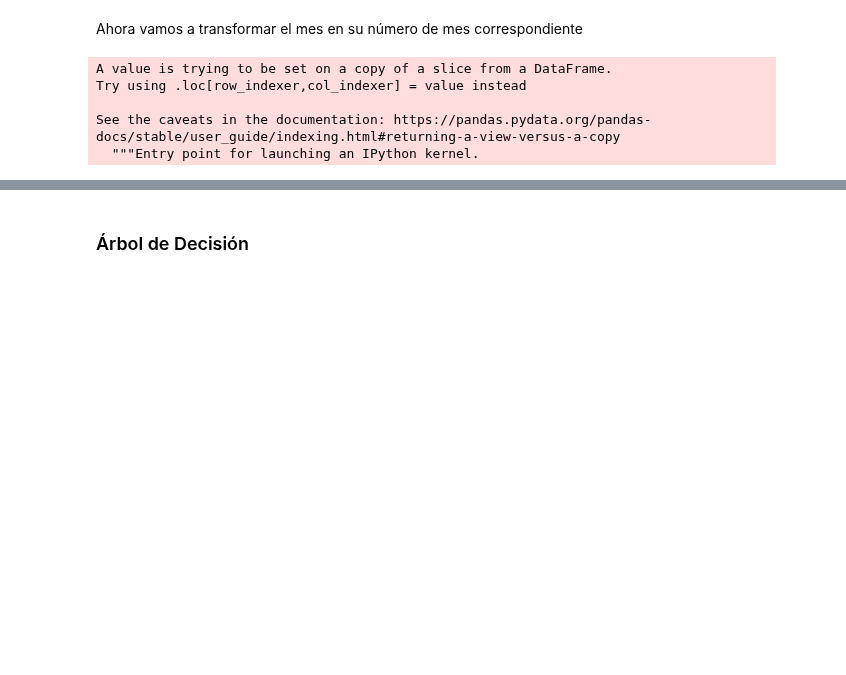
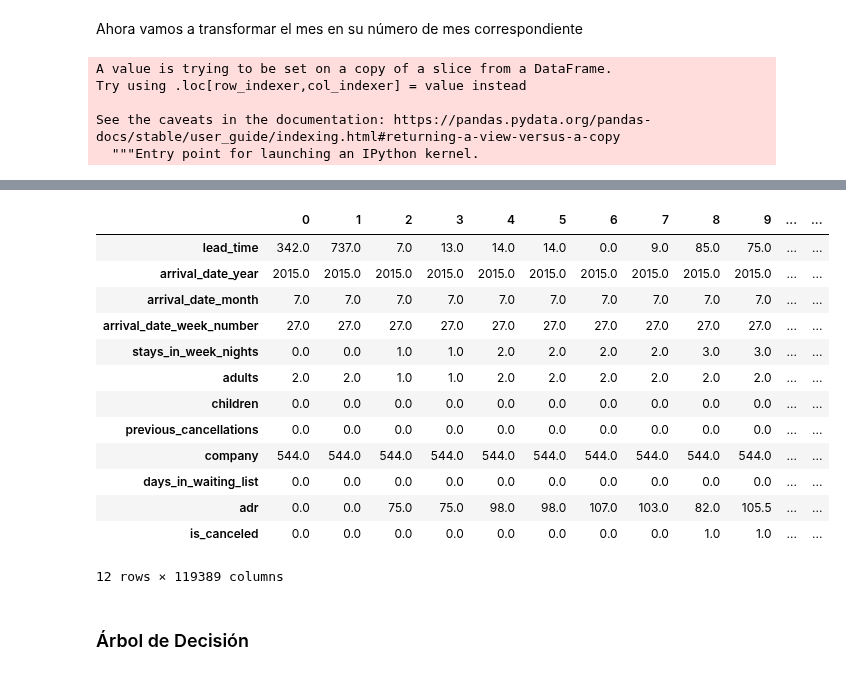
Before and after one commit to Jonathan-R0/TP2-OrganizacionDeDatos, a Jupyter notebook: src/Parte2Colab.ipynb, the cells around one changed output, grey strips where cells are left out. Drawn from its saved outputs; the diff is of its cells as text; code cells hidden in the pictures; blank space fills up the shorter version.

```diff
--- a/src/Parte2Colab.ipynb
+++ b/src/Parte2Colab.ipynb
@@ -476,0 +497,5 @@ dtype: object
+# %%
+corrs = bookings.corr()['is_canceled']
+best_corrs = corrs[(corrs < 1) & (corrs > 0)]
+top_features_to_train = list(best_corrs.index)
+top_features_to_train
@@ -477,3 +538,21 @@ dtype: object
+# %%
+top_to_train = pd.get_dummies(bookings[top_features_to_train + ['is_canceled']])
+top_to_train.T
+# %% [output]
+|  | 0 | 1 | 2 | 3 | 4 | 5 | 6 | 7 | 8 | 9 | ... | ... |
+| lead_time | 342.0 | 737.0 | 7.0 | 13.0 | 14.0 | 14.0 | 0.0 | 9.0 | 85.0 | 75.0 | ... | ... |
+| arrival_date_year | 2015.0 | 2015.0 | 2015.0 | 2015.0 | 2015.0 | 2015.0 | 2015.0 | 2015.0 | 2015.0 | 2015.0 | ... | ... |
+| arrival_date_month | 7.0 | 7.0 | 7.0 | 7.0 | 7.0 | 7.0 | 7.0 | 7.0 | 7.0 | 7.0 | ... | ... |
+| arrival_date_week_number | 27.0 | 27.0 | 27.0 | 27.0 | 27.0 | 27.0 | 27.0 | 27.0 | 27.0 | 27.0 | ... | ... |
+| stays_in_week_nights | 0.0 | 0.0 | 1.0 | 1.0 | 2.0 | 2.0 | 2.0 | 2.0 | 3.0 | 3.0 | ... | ... |
+| adults | 2.0 | 2.0 | 1.0 | 1.0 | 2.0 | 2.0 | 2.0 | 2.0 | 2.0 | 2.0 | ... | ... |
+| children | 0.0 | 0.0 | 0.0 | 0.0 | 0.0 | 0.0 | 0.0 | 0.0 | 0.0 | 0.0 | ... | ... |
+| previous_cancellations | 0.0 | 0.0 | 0.0 | 0.0 | 0.0 | 0.0 | 0.0 | 0.0 | 0.0 | 0.0 | ... | ... |
+| company | 544.0 | 544.0 | 544.0 | 544.0 | 544.0 | 544.0 | 544.0 | 544.0 | 544.0 | 544.0 | ... | ... |
+| days_in_waiting_list | 0.0 | 0.0 | 0.0 | 0.0 | 0.0 | 0.0 | 0.0 | 0.0 | 0.0 | 0.0 | ... | ... |
+| adr | 0.0 | 0.0 | 75.0 | 75.0 | 98.0 | 98.0 | 107.0 | 103.0 | 82.0 | 105.5 | ... | ... |
+| is_canceled | 0.0 | 0.0 | 0.0 | 0.0 | 0.0 | 0.0 | 0.0 | 0.0 | 1.0 | 1.0 | ... | ... |
+12 rows × 119389 columns
 # %% [markdown]
 ### Árbol de Decisión
 # %% [markdown]
```
Also changed, not shown: parts of 35 cells of this notebook.
